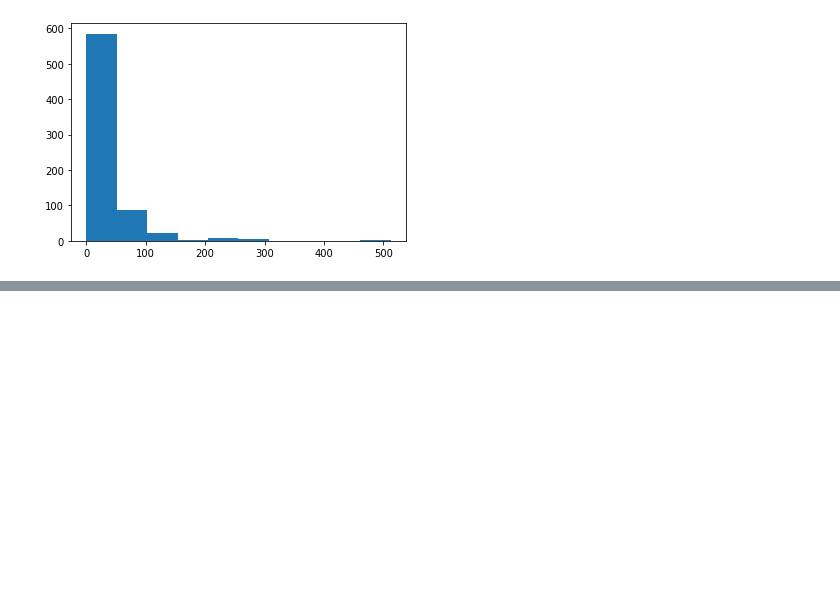
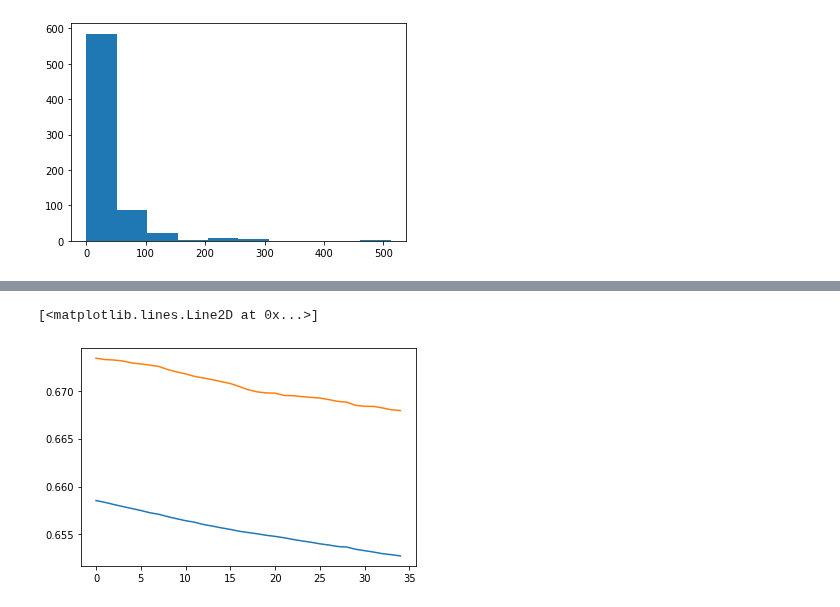
Before and after one commit to vicentcamison/idal_ia3, a Jupyter notebook: 2 Aprendizaje profundo (I)/Sesion 3/Titanic.ipynb, the cells around one changed output, grey strips where cells are left out. Cells and saved outputs as stored; diff of their text form; code cells hidden in the pictures; blank space fills up the shorter version.

```diff
--- a/2 Aprendizaje profundo (I)/Sesion 3/Titanic.ipynb
+++ b/2 Aprendizaje profundo (I)/Sesion 3/Titanic.ipynb
@@ -94,3 +112,9 @@ y_train = data_train.loc[:, 'Survived']
 
 X_test = data_test.drop(['Survived'], axis=1)
 y_test = data_test.loc[:, 'Survived']
+# %%
+# ------------------------------------
+# SEPARACIÓN DEL TRAIN EN TRAIN Y TEST
+# ------------------------------------
+
+X_train, X_val, y_train, y_val = train_test_split(X_train, y_train, test_size= 0.25, shuffle=True)
@@ -96,0 +123,21 @@ y_test = data_test.loc[:, 'Survived']
+# %%
+# Algunos hiper-parámetros
+lr = .001
+batch_size = 100
+n_epochs = 35
+optimizer = tf.keras.optimizers.Adam(learning_rate=lr)
+
+# Crear modelo
+model = tf.keras.models.Sequential()
+model.add(Dense(5, activation='relu', input_shape=(X_train.shape[1],)))
+model.add(Dense(2, activation='relu'))
+model.add(Dense(1, activation='sigmoid'))
+
+
+# Visualizar arquitectura y dimensiones
+model.summary()
+
+# Compilamos el modelo: ¿Qué función de coste hay que utilizar?
+model.compile(loss='binary_crossentropy',
+              optimizer=optimizer,
+              metrics=['accuracy'])
@@ -96,0 +159,4 @@ y_test = data_test.loc[:, 'Survived']
+# %%
+# Fitteamos el modelo
+
+history = model.fit(X_train, y_train, batch_size=batch_size, epochs=n_epochs, shuffle=True, validation_data=(X_val, y_val))
@@ -96,0 +181,10 @@ y_test = data_test.loc[:, 'Survived']
+# %%
+fig, ax = plt.subplots(1, 3)
+
+results = pd.DataFrame(history.history)
+
+ax[0,0].plot(np.arange(0, results.shape[0]), results.loss, )
+ax[0,0].plot(np.arange(0, results.shape[0]), results.val_loss)
+# %% [output]
+[<matplotlib.lines.Line2D at 0x...>]
+[figure, added]
```
Also changed, not shown: parts of 7 cells of this notebook.
